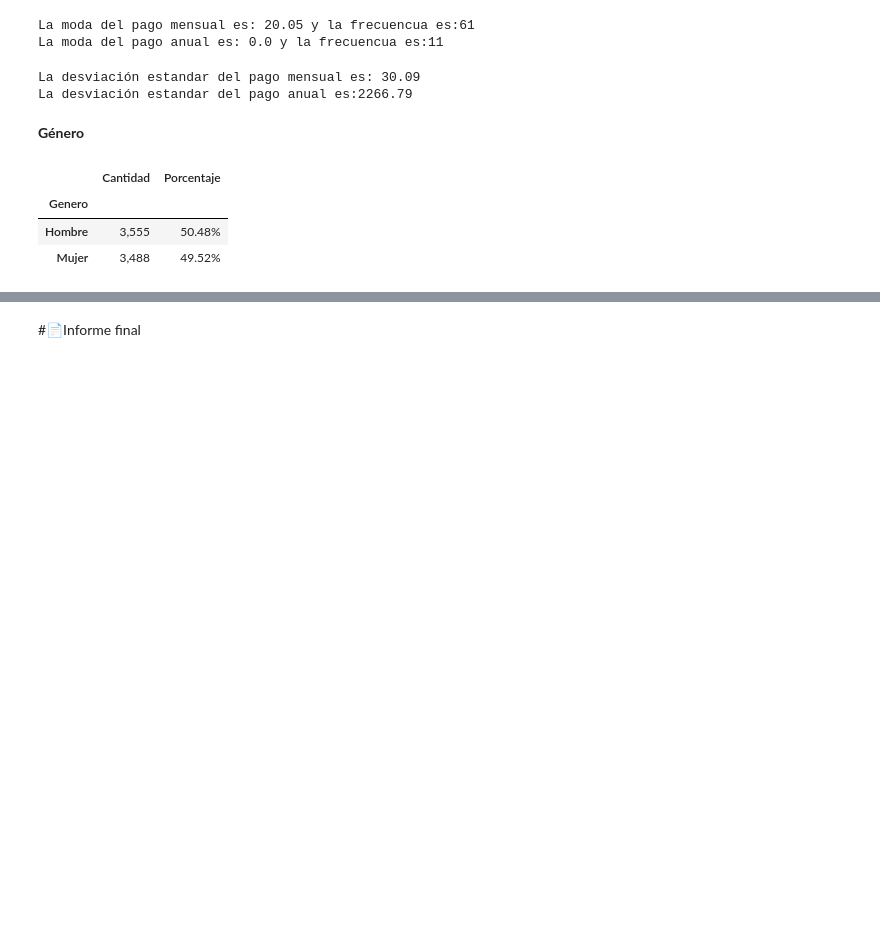
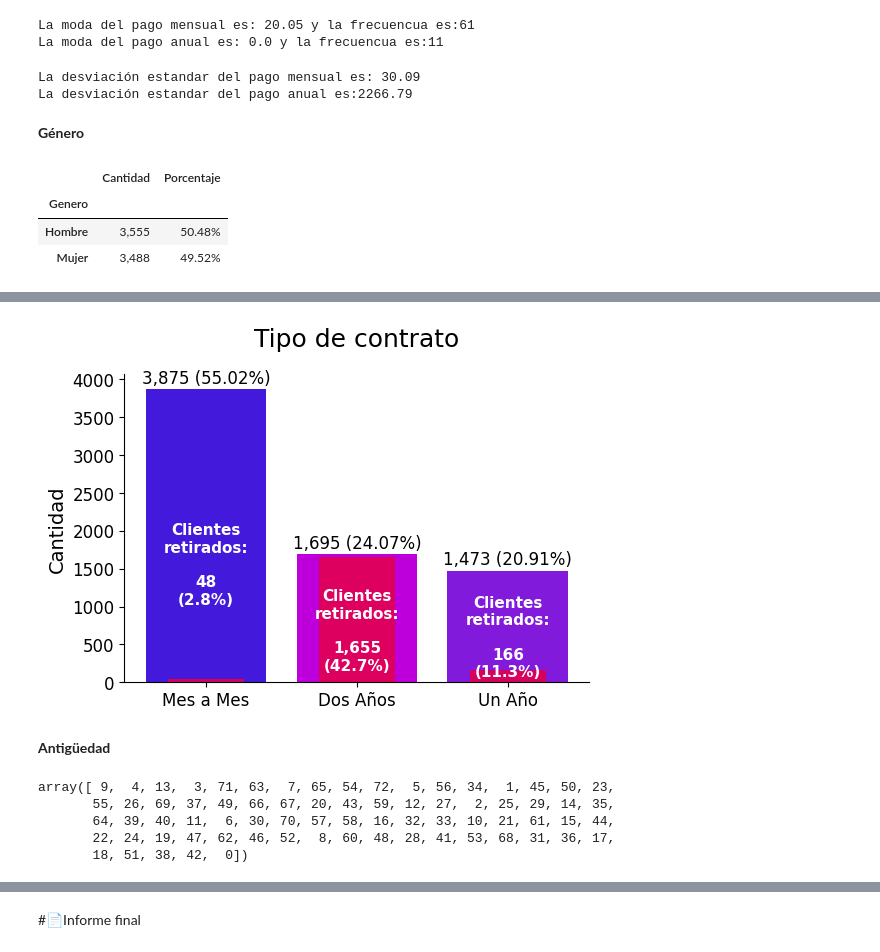
Before and after one commit to JGP-Code/TelecomX_LATAM_Challenge, a Jupyter notebook: TelecomX_LATAM.ipynb, the cells around one changed output, grey strips where cells are left out. Drawn from its saved outputs; the diff is of its cells as text; code cells hidden in the pictures; blank space fills up the shorter version.

```diff
--- a/TelecomX_LATAM.ipynb
+++ b/TelecomX_LATAM.ipynb
@@ -473,0 +506,16 @@ plt.show()
+# %%
+#Tipo de contrato de los contratos de los clientes
+
+datos_normalizados['account.Contract'] = (datos_normalizados['account.Contract'].replace({'Month-to-month': 'Mes a Mes', 'Two year': 'Dos Años', 'One year': 'Un Año'}))
+
+cuenta_contrato = datos_normalizados['account.Contract'].value_counts()
+porcentaje_contrato = datos_normalizados['account.Contract'].value_counts(normalize=True) * 100
+
+df_contrato = pd.DataFrame({'Cantidad': cuenta_contrato, 'Porcentaje': porcentaje_contrato})
+
+df_contrato['Cantidad'] = df_contrato['Cantidad'].map('{:,.0f}'.format)
+df_contrato['Porcentaje'] = df_contrato['Porcentaje'].map('{:.2f}%'.format)
+
+df_contrato.index.name = 'Tipo de contrato'
+
+df_contrato
@@ -473,0 +528,62 @@ plt.show()
+# %%
+#gráfica de tipo de contrato
+
+#datos de tipo de contrato
+cuenta_contrato = datos_normalizados['account.Contract'].value_counts()
+porcentaje_contrato = datos_normalizados['account.Contract'].value_counts(normalize=True) * 100
+
+#datos de Churn
+churn_cuenta_contrato = datos_normalizados.groupby('account.Contract')['Churn'].sum()
+churn_porcentaje_contrato = datos_normalizados.groupby('account.Contract')['Churn'].mean() * 100
+
+colores = ['#431ADB', '#BD00DB', '#821ADB']
+colores_churn = ['#E10050']    # barras sombreadas (más oscuras)
+
+fig, ax = plt.subplots(figsize=(6, 4))
+
+#barra principal, tipo de contrato
+ax.bar(cuenta_contrato.index, cuenta_contrato.values, color=colores)
+
+#barra secundaria churn
+ax.bar(cuenta_contrato.index, churn_cuenta_contrato.values, color=colores_churn,
+    width=0.5,          # más delgada para que se vea como "sombreado"
+    alpha=0.9)
+
+ax.set_title('Tipo de contrato',
+             loc='center', fontsize=18, pad = 20)
+ax.set_xlabel('') #en este caso dejo vacio
+ax.set_ylabel('Cantidad', fontsize=14)
+ax.xaxis.set_tick_params(labelsize=12)
+ax.yaxis.set_tick_params(labelsize=12)
+
+#etiquetas barra principal
+for i, (cant, pct) in enumerate(zip(cuenta_contrato.values, porcentaje_contrato.values)):
+    ax.text(i, cant + 0.02 * max(cuenta_contrato.values),
+            f"{cant:,} ({pct:.2f}%)",
+            ha='center', fontsize=12)
+
+#etiquetas de churn
+for i, (cant_churn, pct_churn) in enumerate(zip(churn_cuenta_contrato.values, churn_porcentaje_contrato.values)):
+    ax.text(i, cuenta_contrato.values[i] * 0.4,   # posición vertical de la etiqueta "Clientes retirados"
+            f"Clientes\nretirados:\n\n{cant_churn:,}\n({pct_churn:.1f}%)",
+            ha='center', va='center',
+            fontsize=11, color='white', fontweight='bold')
+
+
+#eliminar la línea superior del gráfico
+ax.spines['top'].set_visible(False)
+ax.spines['right'].set_visible(False)
+
+plt.show()
+# %% [output]
+[figure, added]
+# %% [markdown]
+**Antigüedad**
+# %%
+datos_normalizados['customer.tenure'].unique()
+# %% [output]
+array([ 9,  4, 13,  3, 71, 63,  7, 65, 54, 72,  5, 56, 34,  1, 45, 50, 23,
+       55, 26, 69, 37, 49, 66, 67, 20, 43, 59, 12, 27,  2, 25, 29, 14, 35,
+       64, 39, 40, 11,  6, 30, 70, 57, 58, 16, 32, 33, 10, 21, 61, 15, 44,
+       22, 24, 19, 47, 62, 46, 52,  8, 60, 48, 28, 41, 53, 68, 31, 36, 17,
+       18, 51, 38, 42,  0])
```
Also changed, not shown: parts of 5 cells of this notebook.
